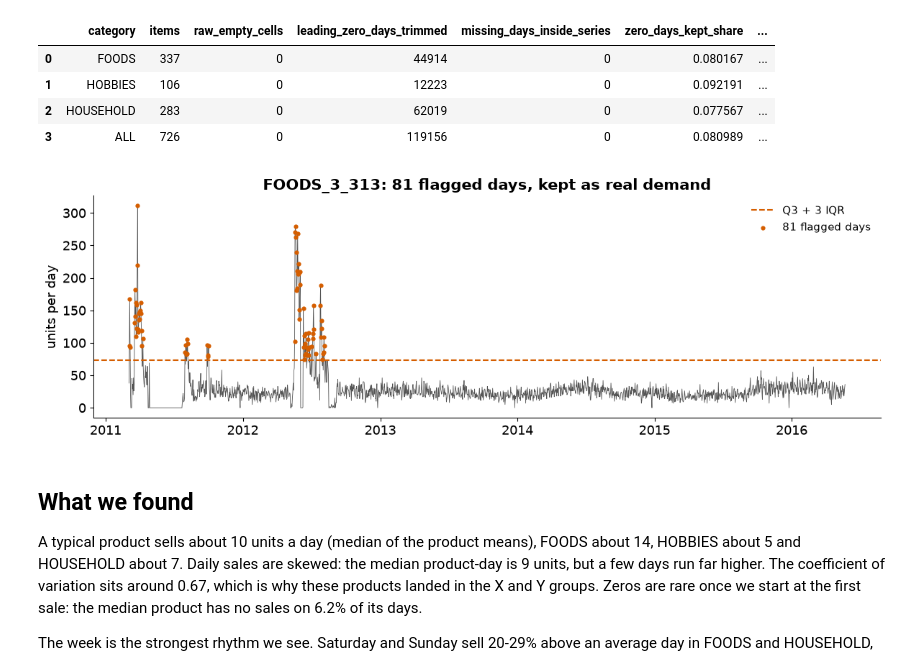
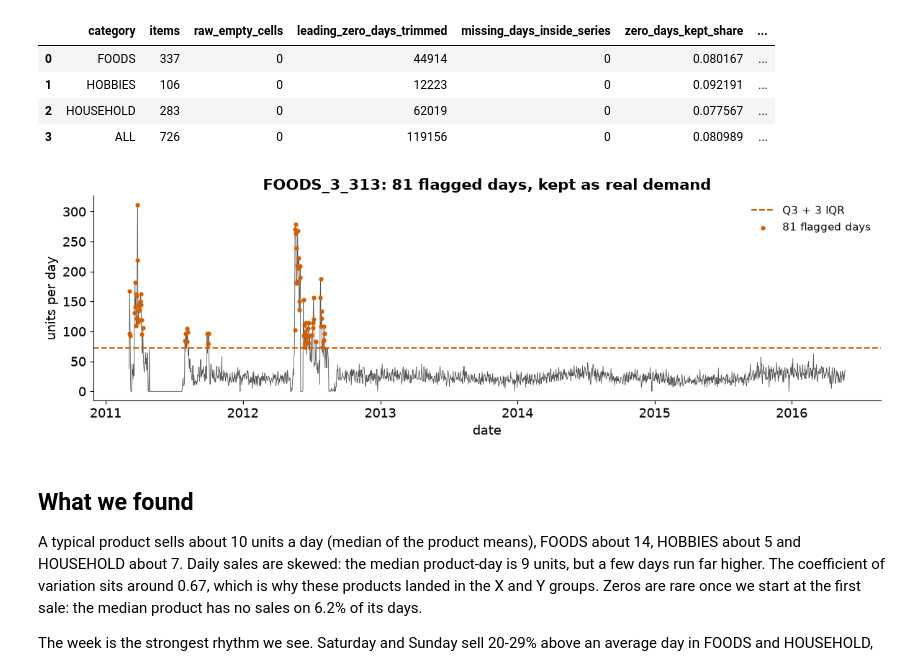
Before and after one commit to anushka-saini/sku-demand-forecasting, a Jupyter notebook: notebooks/03_explore.ipynb, the cells around one changed output. Cells and saved outputs as stored; diff of their text form; code cells hidden in the pictures.

Commit message:
Save exploration tables for the dashboard

```diff
--- a/notebooks/03_explore.ipynb
+++ b/notebooks/03_explore.ipynb
@@ -120,6 +120,9 @@ tot = tot.join(cal.set_index("date")[["weekday", "month", "snap_CA", "event_name
 order = ["Monday", "Tuesday", "Wednesday", "Thursday", "Friday", "Saturday", "Sunday"]
 by_day = 100 * tot.groupby("weekday")[CATEGORIES].mean().loc[order] / tot[CATEGORIES].mean()
 by_month = 100 * tot.groupby("month")[CATEGORIES].mean() / tot[CATEGORIES].mean()
+by_day.to_csv(TABLES / "explore_weekday_index.csv")
+by_month.to_csv(TABLES / "explore_month_index.csv")
+written += [TABLES / "explore_weekday_index.csv", TABLES / "explore_month_index.csv"]
 print("weekday index (100 = average day):")
 print(by_day.round(1))
 print("\nmonth index:")
@@ -196,6 +199,8 @@ for cat in CATEGORIES:
                  # Christmas is an event, but the stores are closed, so we also look without it
                  "event_vs_normal_no_christmas": rel[~normal & (tot["event_name_1"] != "Christmas")].mean() / rel[normal].mean() - 1})
 calendar_effects = pd.DataFrame(rows)
+calendar_effects.to_csv(TABLES / "explore_calendar_effects.csv", index=False)
+written.append(TABLES / "explore_calendar_effects.csv")
 calendar_effects
 # %% [output]
 |  | category | snap_vs_other_days | event_vs_normal_days | event_vs_normal_no_christmas |
@@ -215,6 +220,8 @@ for item in wk_sales.columns:
     if both["price"].nunique() > 1:
         rho[item] = stats.spearmanr(both["units"], both["price"])[0]
 rho = pd.Series(rho)
+rho.rename("spearman_units_vs_price").rename_axis("item_id").to_csv(TABLES / "explore_price_correlation.csv")
+written.append(TABLES / "explore_price_correlation.csv")
 print(f"{len(rho)} products with at least two prices; median Spearman rho {rho.median():+.2f}; "
       f"negative for {(rho < 0).mean():.0%}")
 
@@ -271,22 +278,23 @@ quality
 # %%
 series = {i: g.sort_values("date")["sales"].to_numpy() for i, g in long_df.groupby("item_id")}
 n_out = {i: count_outliers(y) for i, y in series.items()}
 worst = max(n_out, key=n_out.get)
 y = long_df[long_df["item_id"] == worst].set_index("date")["sales"]
 fig, ax = plt.subplots(figsize=(12, 4))
 ax.plot(y.index, y, lw=0.6, color="#555555")
 ax.axhline(outlier_cut(y), color="#D55E00", ls="--", label="Q3 + 3 IQR")
 hi = y[y > outlier_cut(y)]
 ax.scatter(hi.index, hi, color="#D55E00", s=12, zorder=3, label=f"{len(hi)} flagged days")
 ax.set_title(f"{worst}: {len(hi)} flagged days, kept as real demand")
+ax.set_xlabel("date")
 ax.set_ylabel("units per day")
 ax.legend(frameon=False)
 fig.tight_layout()
 fig.savefig(FIGS / "outliers_example.png")
 written.append(FIGS / "outliers_example.png")
 plt.show()
 # %% [output]
-[figure, old version]
+[figure, new version]
 # %% [markdown]
 ## What we found
 
```
Also changed, not shown: parts of 1 cell of this notebook, 5 other files.
